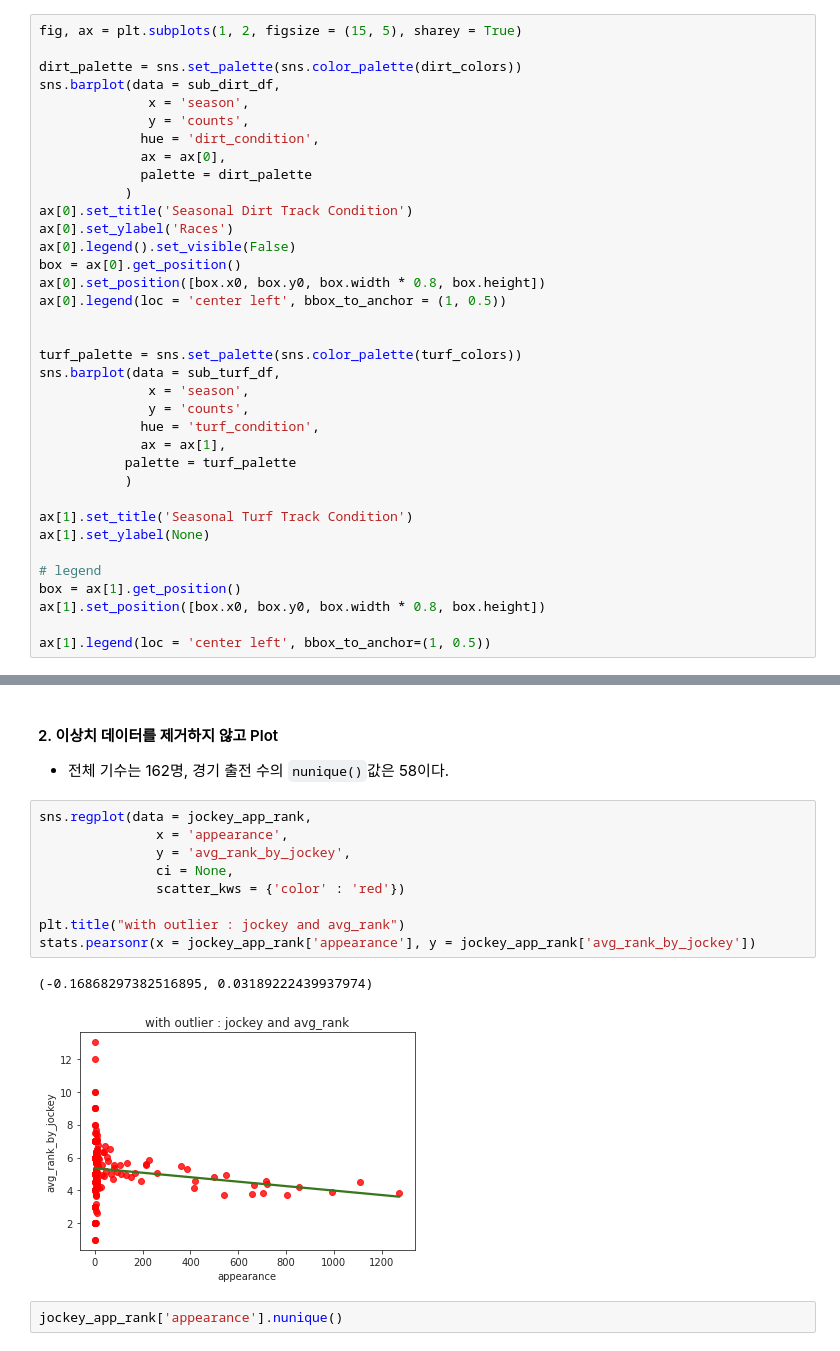
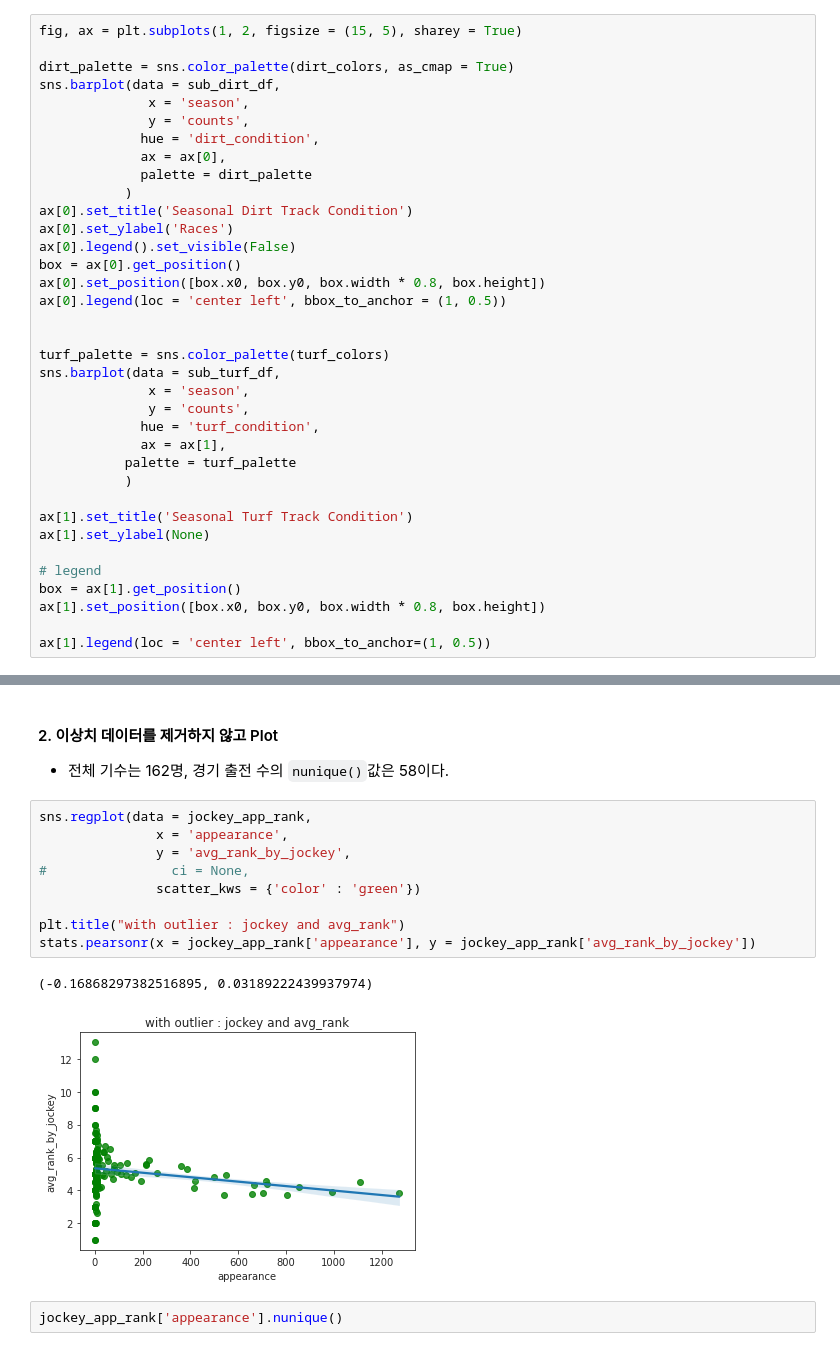
Before and after one commit to dowrave/Data_Analysis_Projects, a Jupyter notebook: 1-2022-derby-eda.ipynb, the cells around one changed output, grey strips where cells are left out. Saved outputs shown, nothing was run; the diff lists cells and outputs as text.

```diff
--- a/1-2022-derby-eda.ipynb
+++ b/1-2022-derby-eda.ipynb
@@ -133,7 +135,7 @@ turf_colors = ['#38761d', '#5f914a', '#87ac77', '#afc8a4']
 # %%
 fig, ax = plt.subplots(1, 2, figsize = (15, 5), sharey = True)
 
-dirt_palette = sns.set_palette(sns.color_palette(dirt_colors))
+dirt_palette = sns.color_palette(dirt_colors, as_cmap = True)
 sns.barplot(data = sub_dirt_df,
               x = 'season',
               y = 'counts',
@@ -149,7 +151,7 @@ ax[0].set_position([box.x0, box.y0, box.width * 0.8, box.height])
 ax[0].legend(loc = 'center left', bbox_to_anchor = (1, 0.5))
 
 
-turf_palette = sns.set_palette(sns.color_palette(turf_colors))
+turf_palette = sns.color_palette(turf_colors)
 sns.barplot(data = sub_turf_df,
               x = 'season',
               y = 'counts',
@@ -283,15 +285,15 @@ corcoef = 0.14844805110940265, p-value = 0.4421747777483574
 # %%
 sns.regplot(data = jockey_app_rank,
                x = 'appearance',
                y = 'avg_rank_by_jockey',
-               ci = None,
-               scatter_kws = {'color' : 'red'})
+#                ci = None,
+               scatter_kws = {'color' : 'green'})
 
 plt.title("with outlier : jockey and avg_rank")
 stats.pearsonr(x = jockey_app_rank['appearance'], y = jockey_app_rank['avg_rank_by_jockey'])
 # %% [output]
 (-0.16868297382516895, 0.03189222439937974)
-[figure, old version]
+[figure, new version]
 # %%
 jockey_app_rank['appearance'].nunique()
 # %% [output]
```
Also changed, not shown: parts of 52 cells of this notebook.
